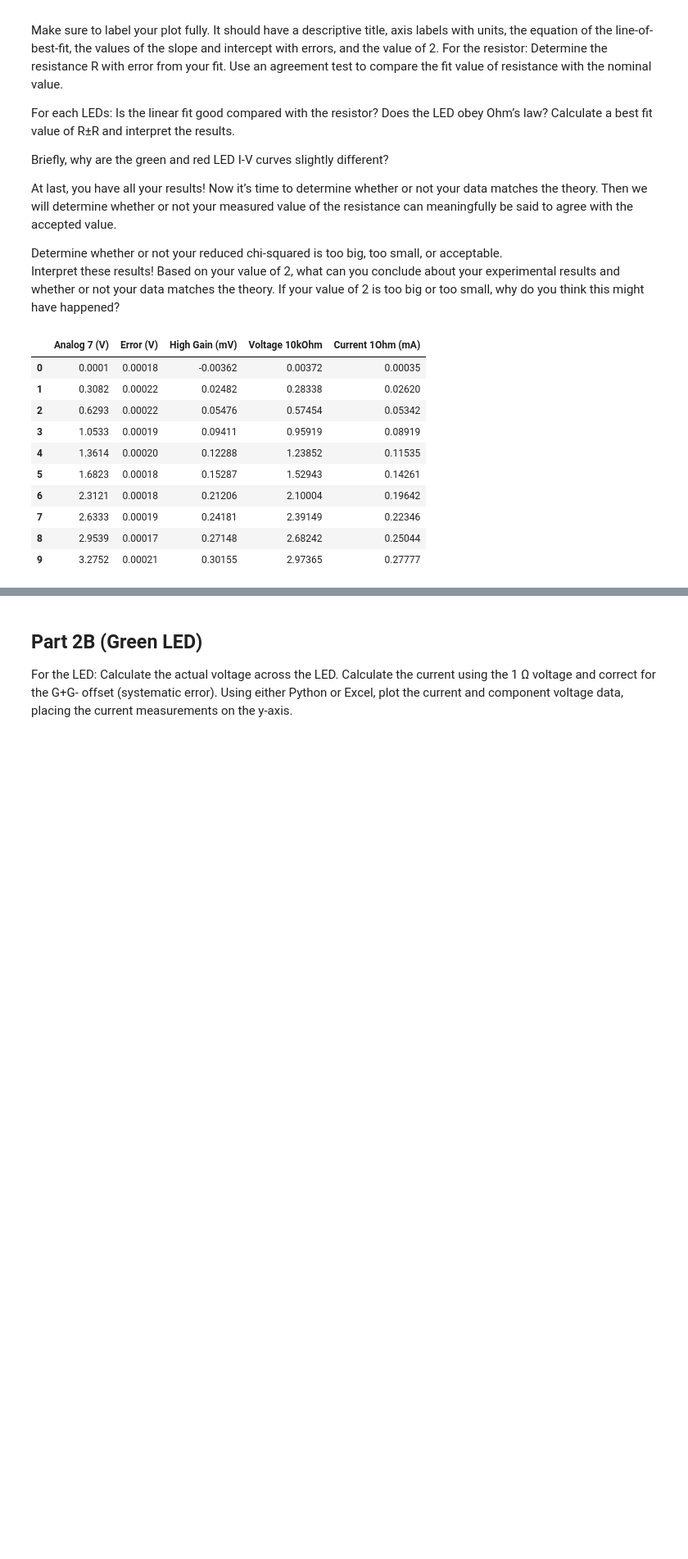
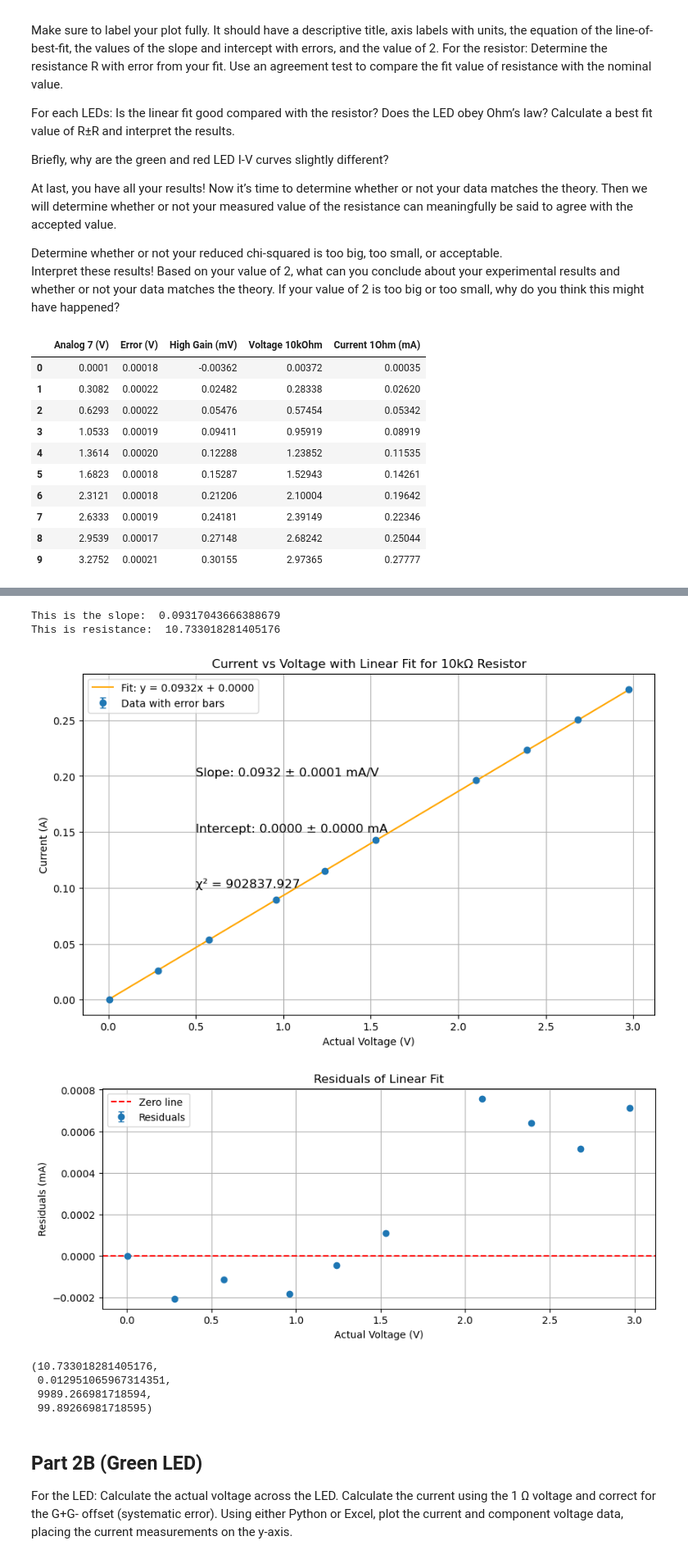
Before and after one commit to Faith-Qiao/physics5bl, a Jupyter notebook: lab8/lab8.ipynb, the cells around one changed output, grey strips where cells are left out. Shown: that part at 82% size. Drawn from its saved outputs; the diff is of its cells as text; code cells hidden in the pictures; blank space fills up the shorter version.

Commit message:
There's sonething wrong with chi-squared and the calculated value of resistance is very off based off of the first plot so

```diff
--- a/lab8/lab8.ipynb
+++ b/lab8/lab8.ipynb
@@ -107,3 +46,82 @@ plot_everything(x_data, y_data, y_error)
+# %%
+def propagated_error_I(V, R, error_V, error_R):
+    return (1 / R) * np.sqrt(error_V**2 + (V**2 * error_R**2) / R**2)
+
+x_data = part2a['Voltage 10kOhm']
+
+# this was taken from the uncorrected version of the data where 'Current 1Ohm (mA)' was not multiplied by 1000 to correct for the fact  that the 1ohm resistor
+# was used to convert to Current. However, to convert to Amperes we would need to multiply by 1000 so 'Current 10hm (mA)' is acutally in (A)
+y_data = part2a['Current 1Ohm (mA)']
+
+# 10.02 is for the 10kOhm resistor, I'm multiplying it by 1000 to convert to Ohms 10.02*10 is 1% of 10,020ohms
+y_error = propagated_error_I(x_data,  np.array([10.02*1000 for i in range(len(x_data))]), part2a['Error (V)'],np.array([10.02*10 for i in range(len(x_data))]))
+
+
+def plot_everything(x_data, y_data, y_error):
+    # Linear model function
+    def linear_model(x, m, c):
+        return m * x + c
+
+    # Fit the data
+    popt, pcov = curve_fit(linear_model, x_data, y_data, sigma=y_error)
+    slope, intercept = popt
+    print("This is the slope: ", slope)
+    print("This is resistance: ", 1/slope )
+    slope_err, intercept_err = np.sqrt(np.diag(pcov))
+
+    # Residuals
+    residuals = y_data - linear_model(x_data, *popt)
+    chi_squared = np.sum((residuals / y_error) ** 2)
+
+    # Plot data with fit and error bars
+    plt.figure(figsize=(10, 6), dpi=100)
+    plt.errorbar(x_data, y_data, yerr=y_error, fmt='o', capsize=3, label="Data with error bars")
+    plt.plot(x_data, linear_model(x_data, *popt), label=f'Fit: y = {slope:.4f}x + {intercept:.4f}', color='orange')
+
+    # Adding labels and best fit parameters
+    plt.title("Current vs Voltage with Linear Fit for 10kΩ Resistor")
+    plt.xlabel("Actual Voltage (V)")  # Fixed label
+    plt.ylabel("Current (A)")  # Fixed label
+    plt.text(0.5, 0.2, f"Slope: {slope:.4f} ± {slope_err:.4f} mA/V", fontsize=12)
+    plt.text(0.5, 0.15, f"Intercept: {intercept:.4f} ± {intercept_err:.4f} mA", fontsize=12)
+    plt.text(0.5, 0.1, f"χ² = {chi_squared:.3f}", fontsize=12)
+    plt.legend()
+    plt.grid(True)
+    plt.show()
+
+    # Plot residuals
+    plt.figure(figsize=(10, 4), dpi=100)
+    plt.errorbar(x_data, residuals, yerr=y_error, fmt='o', capsize=3, label="Residuals")
+    plt.axhline(0, color='red', linestyle='--', label="Zero line")
+    plt.title("Residuals of Linear Fit")
+    plt.xlabel("Actual Voltage (V)")
+    plt.ylabel("Residuals (mA)")
+    plt.legend()
+    plt.grid(True)
+    plt.show()
+
+    # Calculating resistance R from the fit (1/slope)
+    R_fit = 1 / slope
+    R_fit_error = slope_err / slope**2
+    R_nominal = 10000  # Nominal resistance value (10kΩ)
+
+    # Agreement test (difference between fit and nominal values)
+    agreement = abs(R_fit - R_nominal)
+    agreement_percentage = (agreement / R_nominal) * 100
+
+    # Return values for further use
+    return R_fit, R_fit_error, agreement, agreement_percentage
+
+plot_everything(x_data, y_data, y_error)
+# %% [output]
+This is the slope:  0.09317043666388679
+This is resistance:  10.733018281405176
+[figure, added]
+[figure, added]
+(10.733018281405176,
+ 0.012951065967314351,
+ 9989.266981718594,
+ 99.89266981718595)
 # %% [markdown]
 ## Part 2B (Green LED)
 For the LED:  Calculate the actual voltage across the LED. Calculate the current using the 1 Ω voltage and correct for the G+G- offset (systematic error).  Using either Python or Excel, plot the current and component voltage data, placing the current measurements on the y-axis.
```
Also changed, not shown: parts of 3 cells of this notebook.
